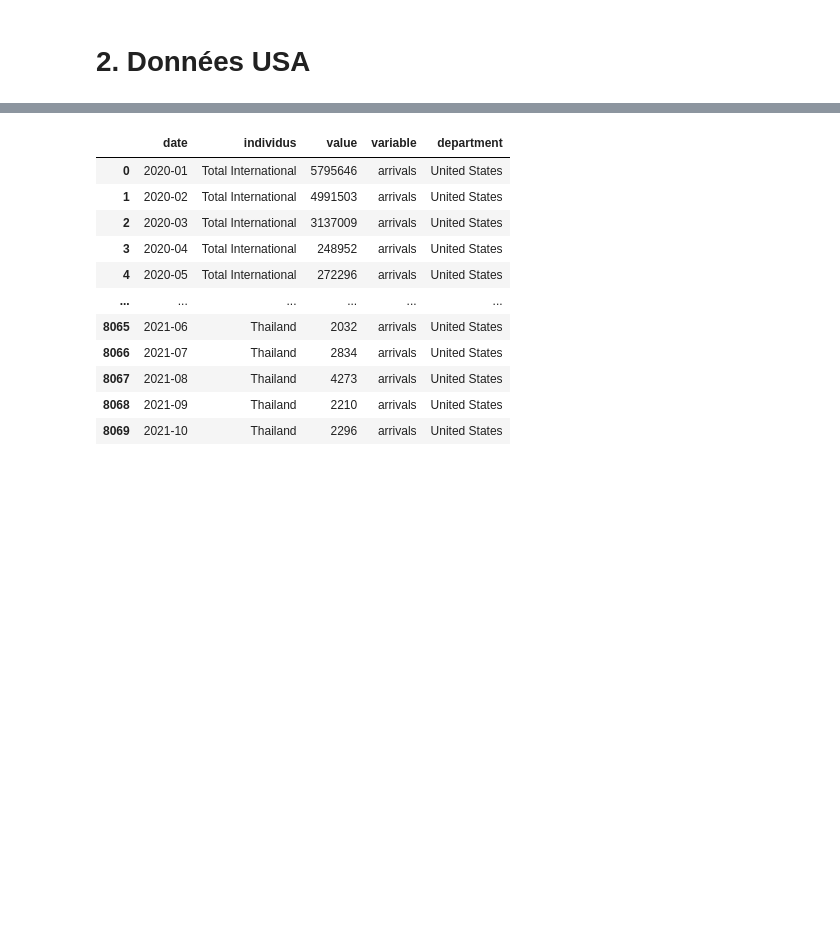
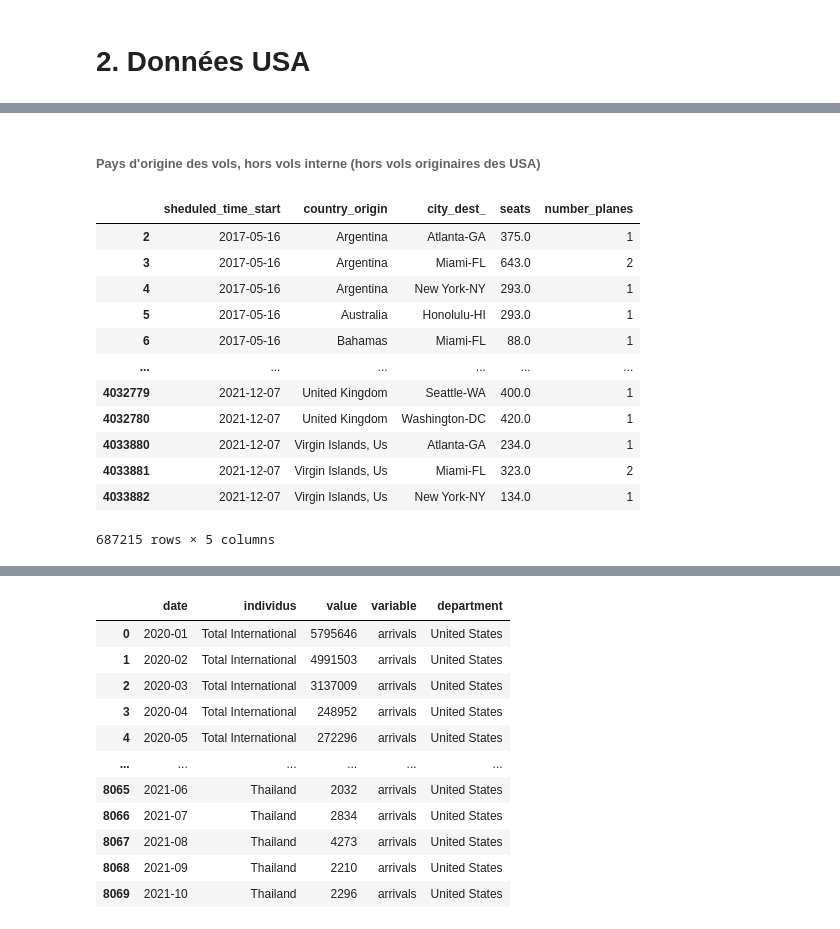
Before and after one commit to julienowack/stat_app, a Jupyter notebook: exploration des bdd.ipynb, the cells around one changed output, grey strips where cells are left out. Drawn from its saved outputs; the diff is of its cells as text; code cells hidden in the pictures; blank space fills up the shorter version.

```diff
--- a/exploration des bdd.ipynb
+++ b/exploration des bdd.ipynb
@@ -316,0 +422,19 @@ df_reviews_france
+# %% [markdown]
+###### Pays d'origine des vols, hors vols interne (hors vols originaires des USA)
+# %%
+df_air_traffic_USpas = df_air_traffic_US[~df_air_traffic_US['country_origin'].str.startswith('United States')]
+df_air_traffic_USpas
+# %% [output]
+|  | sheduled_time_start | country_origin | city_dest_ | seats | number_planes |
+| 2 | 2017-05-16 | Argentina | Atlanta-GA | 375.0 | 1 |
+| 3 | 2017-05-16 | Argentina | Miami-FL | 643.0 | 2 |
+| 4 | 2017-05-16 | Argentina | New York-NY | 293.0 | 1 |
+| 5 | 2017-05-16 | Australia | Honolulu-HI | 293.0 | 1 |
+| 6 | 2017-05-16 | Bahamas | Miami-FL | 88.0 | 1 |
+| ... | ... | ... | ... | ... | ... |
+| 4032779 | 2021-12-07 | United Kingdom | Seattle-WA | 400.0 | 1 |
+| 4032780 | 2021-12-07 | United Kingdom | Washington-DC | 420.0 | 1 |
+| 4033880 | 2021-12-07 | Virgin Islands, Us | Atlanta-GA | 234.0 | 1 |
+| 4033881 | 2021-12-07 | Virgin Islands, Us | Miami-FL | 323.0 | 2 |
+| 4033882 | 2021-12-07 | Virgin Islands, Us | New York-NY | 134.0 | 1 |
+687215 rows × 5 columns
```
Also changed, not shown: parts of 18 cells of this notebook.
